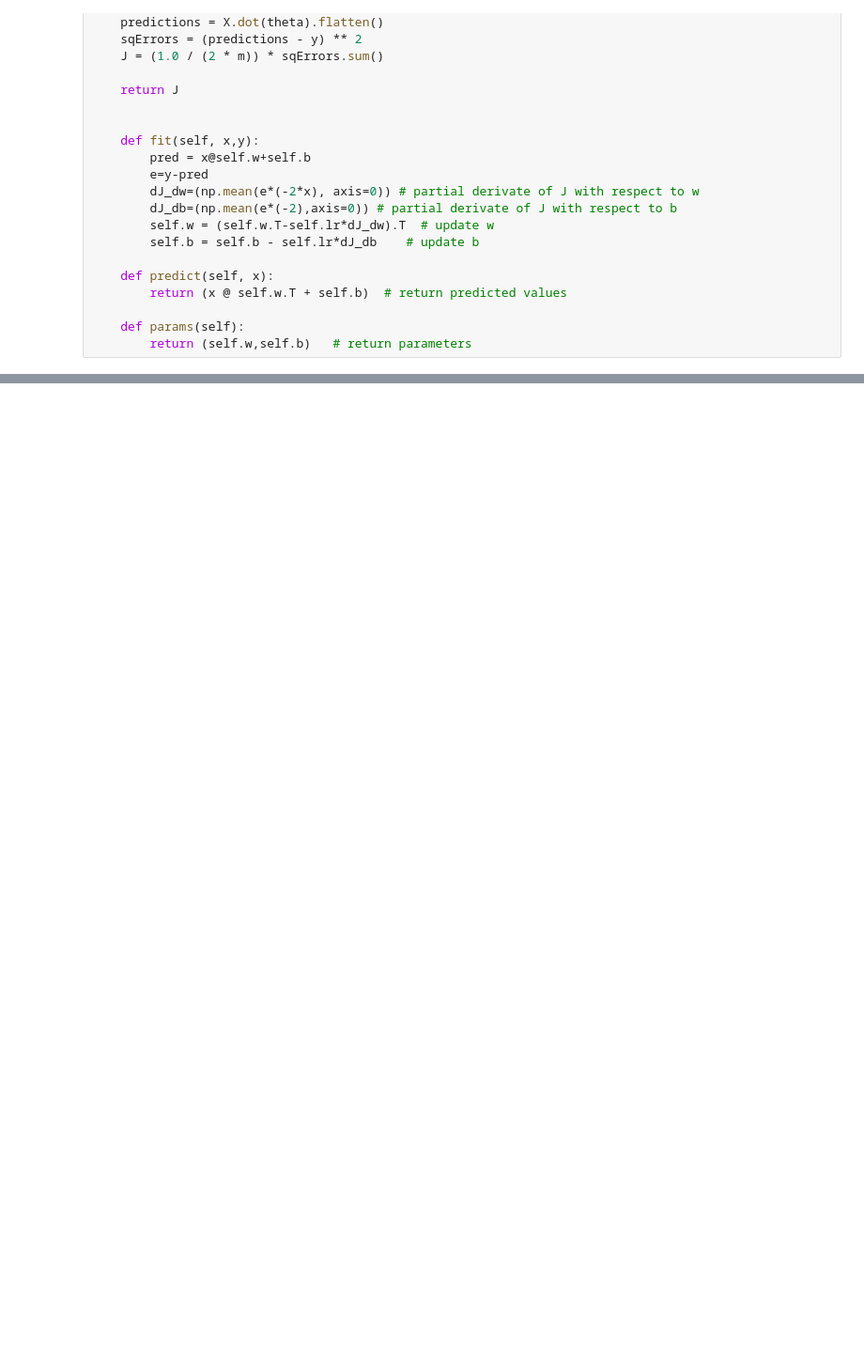
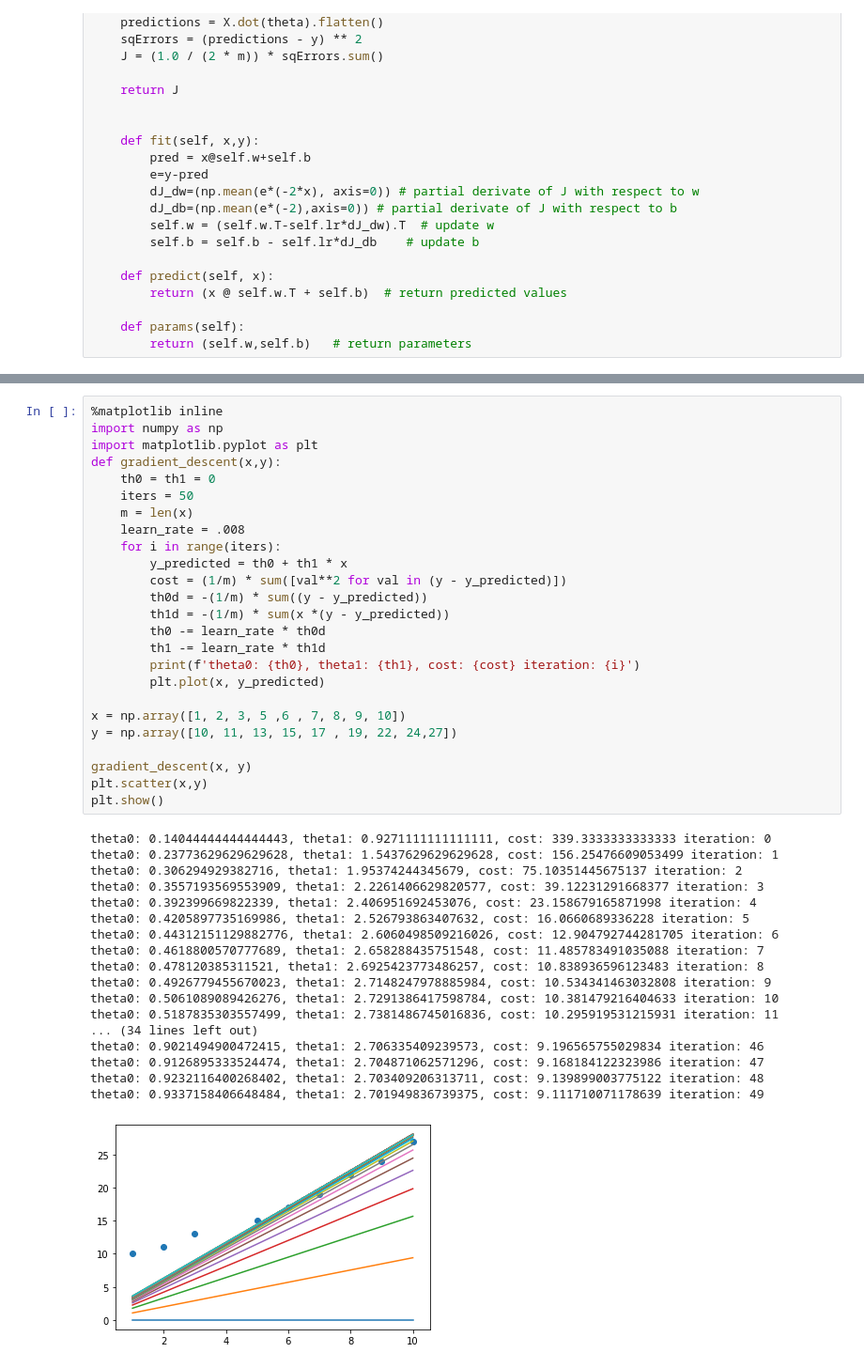
Before and after one commit to tavo-robotas/class, a Jupyter notebook: machine_learning/__drafts.ipynb, the cells around one changed output, grey strips where cells are left out. Shown at 94% size. Cells and saved outputs as stored; diff of their text form; blank space fills up the shorter version.

```diff
--- a/machine_learning/__drafts.ipynb
+++ b/machine_learning/__drafts.ipynb
@@ -308,0 +426,44 @@ def compute_cost(X, y, theta):
+# %%
+%matplotlib inline
+import numpy as np
+import matplotlib.pyplot as plt
+def gradient_descent(x,y):
+    th0 = th1 = 0
+    iters = 50
+    m = len(x)
+    learn_rate = .008
+    for i in range(iters):
+        y_predicted = th0 + th1 * x
+        cost = (1/m) * sum([val**2 for val in (y - y_predicted)])
+        th0d = -(1/m) * sum((y - y_predicted))
+        th1d = -(1/m) * sum(x *(y - y_predicted))
+        th0 -= learn_rate * th0d
+        th1 -= learn_rate * th1d
+        print(f'theta0: {th0}, theta1: {th1}, cost: {cost} iteration: {i}')
+        plt.plot(x, y_predicted)
+
+x = np.array([1, 2, 3, 5 ,6 , 7, 8, 9, 10])
+y = np.array([10, 11, 13, 15, 17 , 19, 22, 24,27])
+
+gradient_descent(x, y)
+plt.scatter(x,y)
+plt.show()
+# %% [output]
+theta0: 0.14044444444444443, theta1: 0.9271111111111111, cost: 339.3333333333333 iteration: 0
+theta0: 0.23773629629629628, theta1: 1.5437629629629628, cost: 156.25476609053499 iteration: 1
+theta0: 0.306294929382716, theta1: 1.95374244345679, cost: 75.10351445675137 iteration: 2
+theta0: 0.3557193569553909, theta1: 2.2261406629820577, cost: 39.12231291668377 iteration: 3
+theta0: 0.392399669822339, theta1: 2.406951692453076, cost: 23.158679165871998 iteration: 4
+theta0: 0.4205897735169986, theta1: 2.526793863407632, cost: 16.0660689336228 iteration: 5
+theta0: 0.44312151129882776, theta1: 2.6060498509216026, cost: 12.904792744281705 iteration: 6
+theta0: 0.4618800570777689, theta1: 2.658288435751548, cost: 11.485783491035088 iteration: 7
+theta0: 0.478120385311521, theta1: 2.6925423773486257, cost: 10.838936596123483 iteration: 8
+theta0: 0.4926779455670023, theta1: 2.7148247978885984, cost: 10.534341463032808 iteration: 9
+theta0: 0.5061089089426276, theta1: 2.7291386417598784, cost: 10.381479216404633 iteration: 10
+theta0: 0.5187835303557499, theta1: 2.7381486745016836, cost: 10.295919531215931 iteration: 11
+... (34 lines left out)
+theta0: 0.9021494900472415, theta1: 2.706335409239573, cost: 9.196565755029834 iteration: 46
+theta0: 0.9126895333524474, theta1: 2.704871062571296, cost: 9.168184122323986 iteration: 47
+theta0: 0.9232116400268402, theta1: 2.703409206313711, cost: 9.139899003775122 iteration: 48
+theta0: 0.9337158406648484, theta1: 2.701949836739375, cost: 9.111710071178639 iteration: 49
+[figure, added]
```
Also changed, not shown: parts of 5 cells of this notebook, 2 other files.
